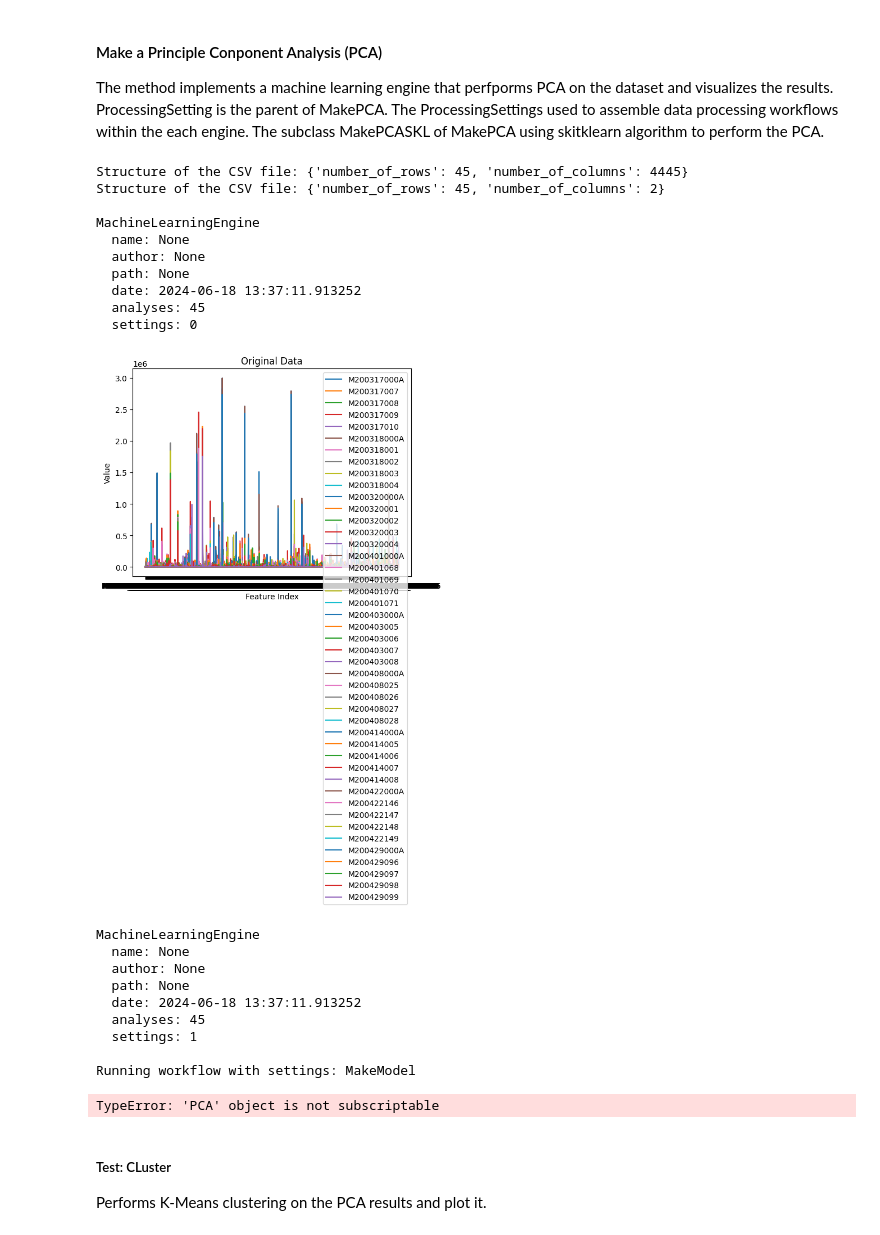
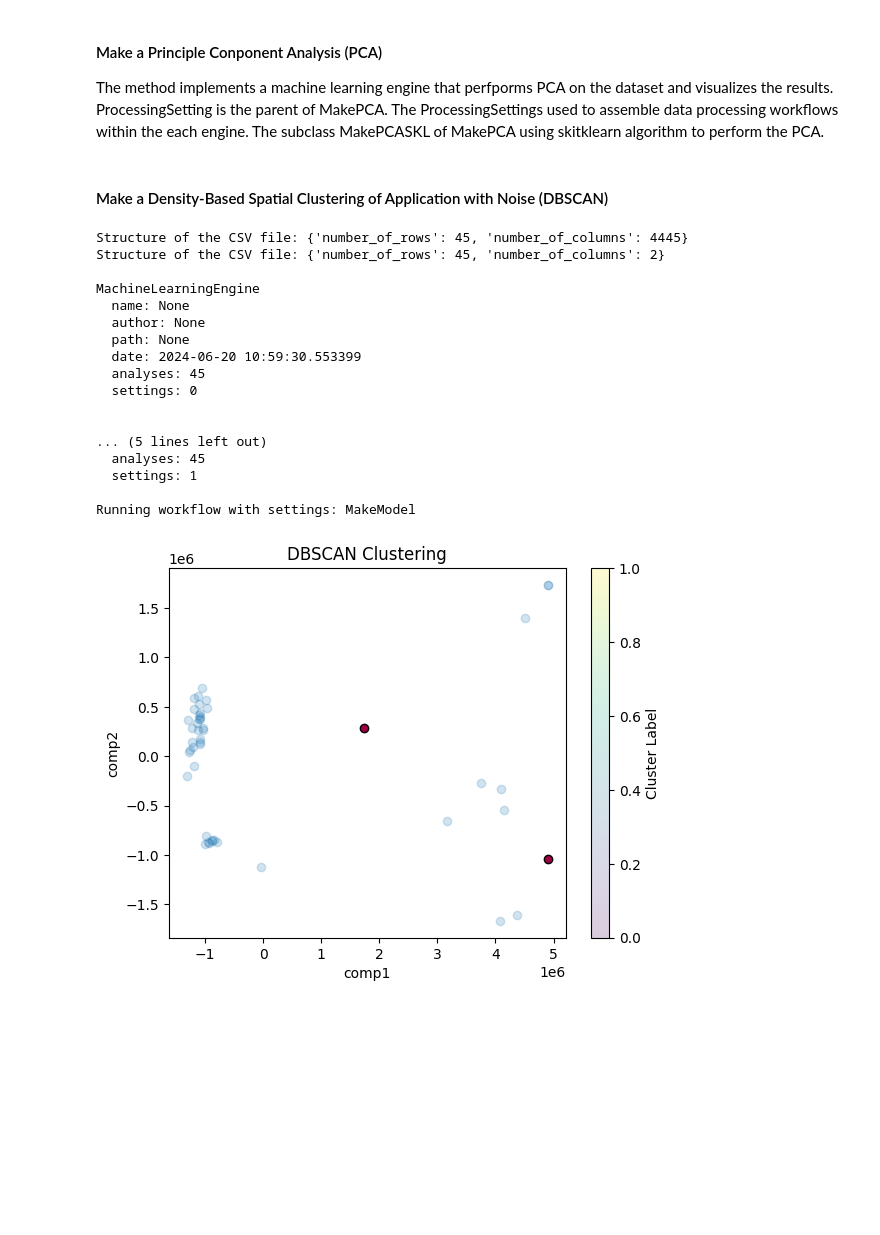
Before and after one commit to odea-project/StreamPort, a Jupyter notebook: dev_ml.ipynb, the cells around one changed output. Cells and saved outputs as stored; diff of their text form; code cells hidden in the pictures; blank space fills up the shorter version.

Commit message:
dbscan cluster

```diff
--- a/dev_ml.ipynb
+++ b/dev_ml.ipynb
@@ -74,6 +74,7 @@ class_path = 'feature_metadata.csv'
 engine.add_classes_from_csv(class_path)
 
 engine.print()
+print(engine.get_classes())
 
 # !!! make a general data plot
 #engine.plot_data()
@@ -83,7 +84,7 @@ engine.print()
 
 
 # Add the ProcessingSettings to the _settings attribute with add settings
-settingsSKL = MakeModelPCASKL(n_components = 4, center_data= True)
+settingsSKL = MakeModelPCASKL(n_components = True, center_data= True)
 engine.add_settings(settingsSKL)
 
 engine.print()
@@ -95,29 +96,3 @@ engine.run_workflow()
 engine.plot_pca()
 
 # make a loadings plot after confirming the scores plot
-# %% [output]
-Structure of the CSV file: {'number_of_rows': 45, 'number_of_columns': 4445}
-Structure of the CSV file: {'number_of_rows': 45, 'number_of_columns': 2}
-
-MachineLearningEngine
-  name: None
-  author: None
-  path: None
-  date: 2024-06-18 13:37:11.913252
-  analyses: 45
-  settings: 0
-[figure, removed]
-MachineLearningEngine
-  name: None
-  author: None
-  path: None
-  date: 2024-06-18 13:37:11.913252
-  analyses: 45
-  settings: 1
-
-Running workflow with settings: MakeModel
-TypeError: 'PCA' object is not subscriptable
-# %% [markdown]
-##### Test: CLuster
-
-Performs K-Means clustering on the PCA results and plot it.
@@ -180,0 +99,47 @@ engine.make_cluster()
+# %% [markdown]
+#### Make a Density-Based Spatial Clustering of Application with Noise (DBSCAN)
+# %%
+from src.StreamPort.ml.MachineLearningEngine import MachineLearningEngine
+from src.StreamPort.ml.MachineLearningProcessingSettings import  MakeModelDBSCANSKL
+
+#Creates an empty MachineLearningEngine object and prints it
+path = 'feature_list.csv'
+engine = MachineLearningEngine()
+engine.add_analyses_from_csv(path)
+
+class_path = 'feature_metadata.csv'
+engine.add_classes_from_csv(class_path)
+
+engine.print()
+
+#model_pls = MakeModelPLSSKL(n_components=2)
+#engine.add_settings(model_pls)
+#engine.print()
+#engine.run_workflow()
+#engine.plot_pls()
+
+model_dbscan = MakeModelDBSCANSKL(eps=True, min_samples=True)
+engine.add_settings(model_dbscan)
+model_dbscan.run(engine)
+engine.print()
+engine.run_workflow()
+engine.plot_dbscan()
+# %% [output]
+Structure of the CSV file: {'number_of_rows': 45, 'number_of_columns': 4445}
+Structure of the CSV file: {'number_of_rows': 45, 'number_of_columns': 2}
+
+MachineLearningEngine
+  name: None
+  author: None
+  path: None
+  date: 2024-06-20 10:59:30.553399
+  analyses: 45
+  settings: 0
+
+
+... (5 lines left out)
+  analyses: 45
+  settings: 1
+
+Running workflow with settings: MakeModel
+[figure, added]
```
Also changed, not shown: parts of 1 cell of this notebook, 2 other files.
